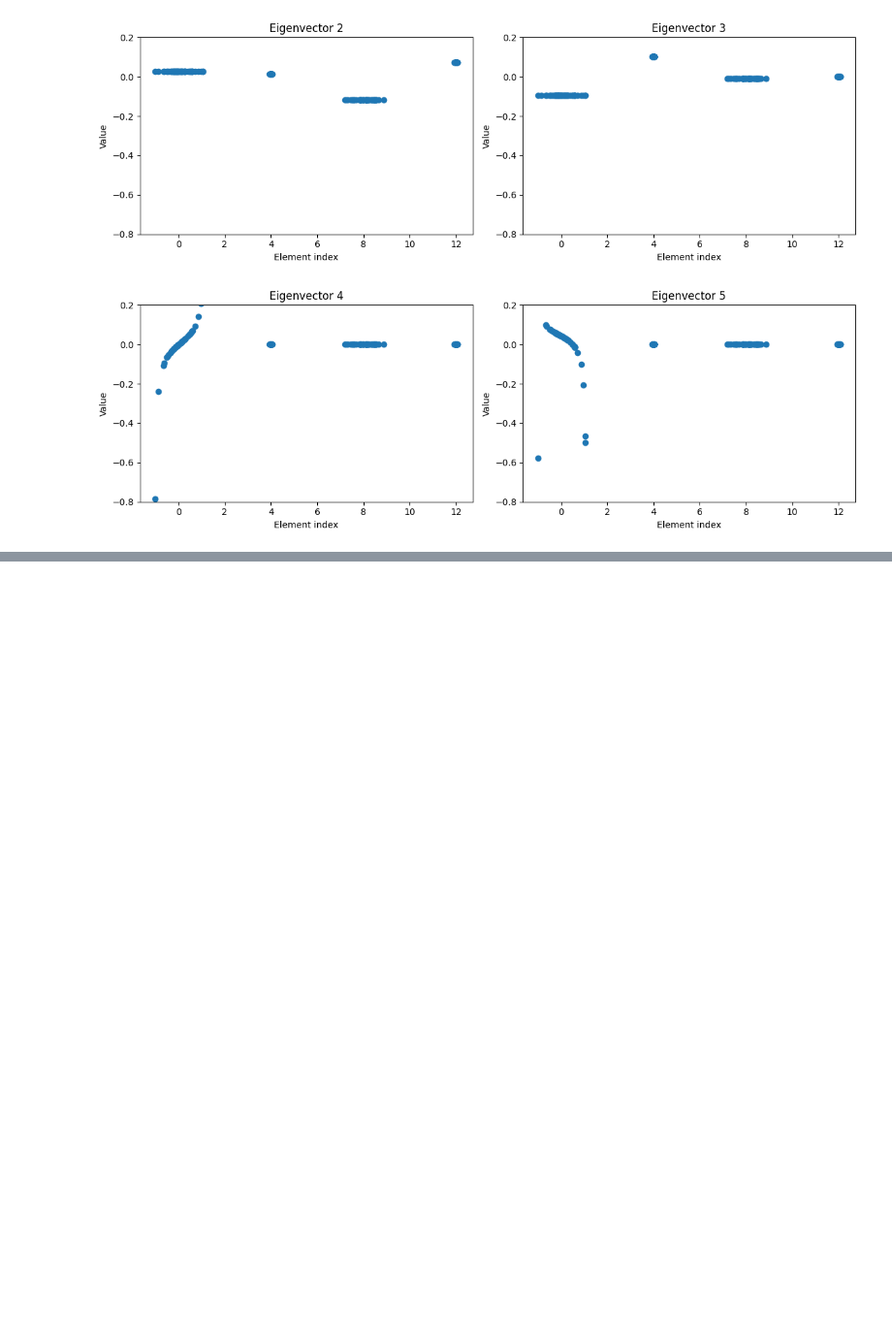
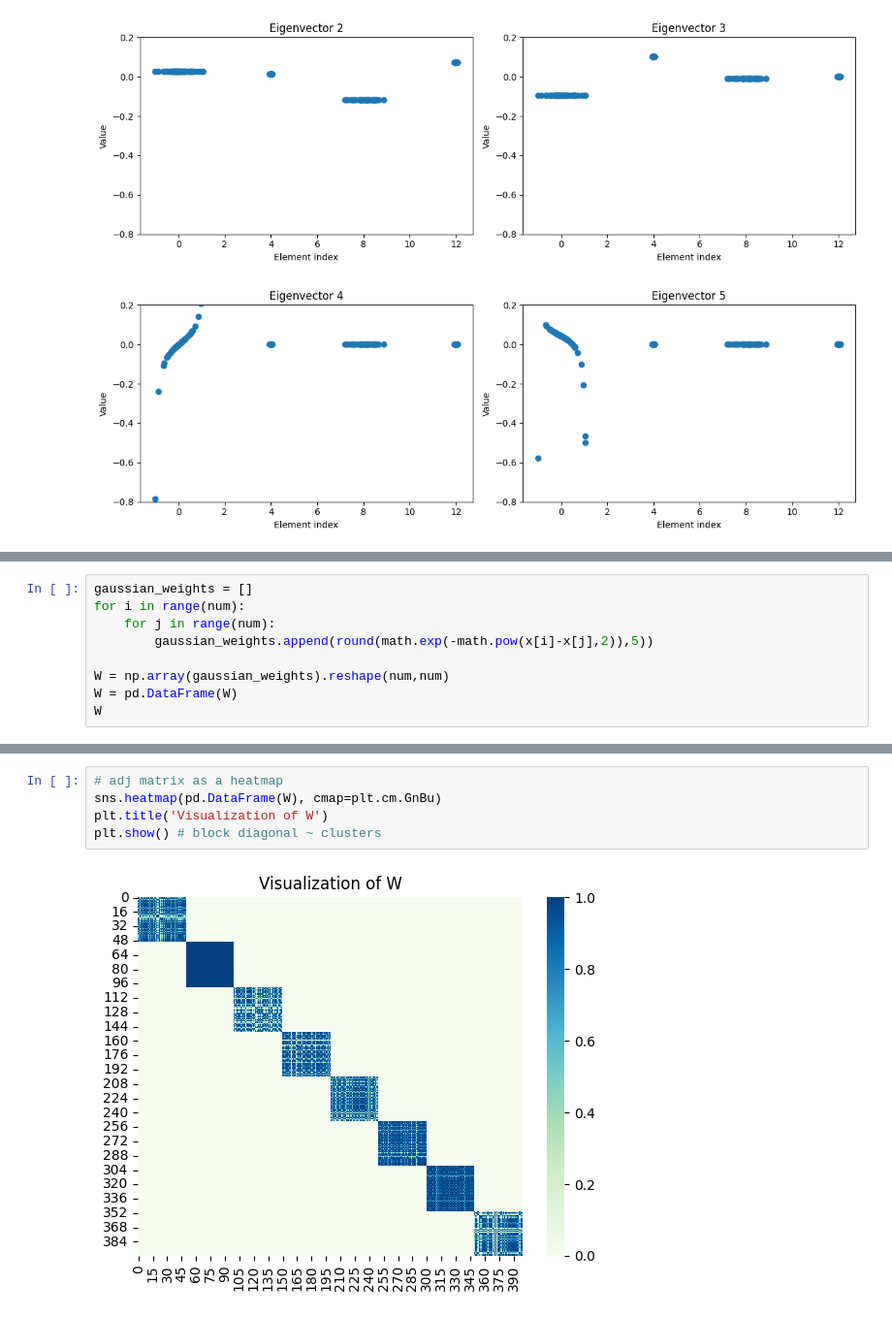
Before and after one commit to 24shiny/Spectral_clustering, a Jupyter notebook: p10_diagonal_regulation.ipynb, the cells around one changed output, grey strips where cells are left out. Shown at 97% size. Drawn from its saved outputs; the diff is of its cells as text; blank space fills up the shorter version.

```diff
--- a/p10_diagonal_regulation.ipynb
+++ b/p10_diagonal_regulation.ipynb
@@ -418,0 +447,9 @@ for row in range(num_rows):
+# %%
+gaussian_weights = []
+for i in range(num):
+    for j in range(num):
+        gaussian_weights.append(round(math.exp(-math.pow(x[i]-x[j],2)),5))
+
+W = np.array(gaussian_weights).reshape(num,num)
+W = pd.DataFrame(W)
+W
@@ -418,0 +470,7 @@ for row in range(num_rows):
+# %%
+# adj matrix as a heatmap
+sns.heatmap(pd.DataFrame(W), cmap=plt.cm.GnBu)
+plt.title('Visualization of W')
+plt.show() # block diagonal ~ clusters
+# %% [output]
+[figure, added]
```
Also changed, not shown: parts of 8 cells of this notebook.
